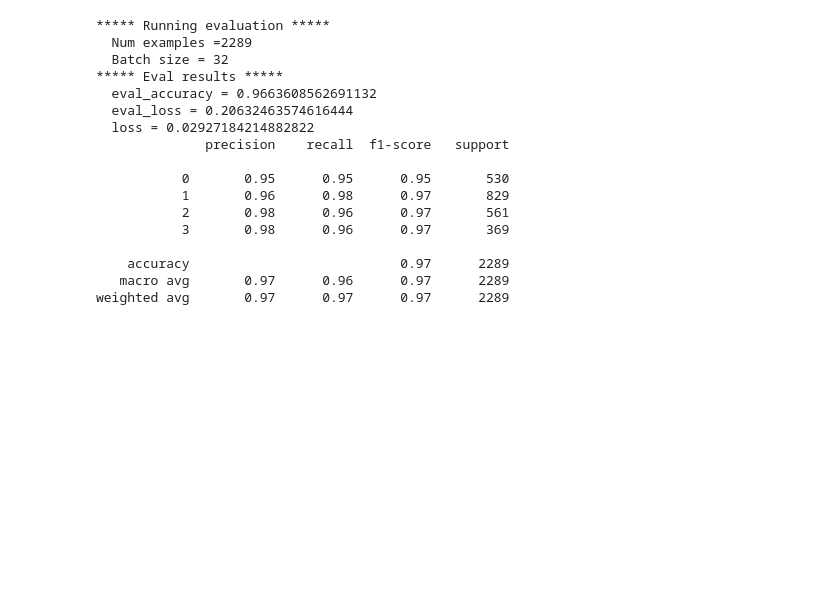
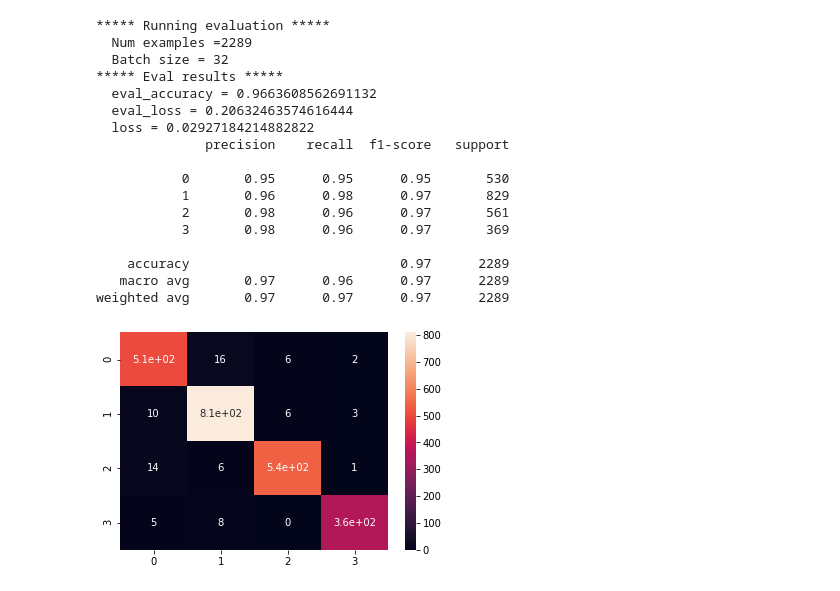
Before and after one commit to Asekseria/Predicting-News-Category, a Jupyter notebook: machine_hack_news_prediction_XLNet.ipynb, the cells around one changed output. Saved outputs shown, nothing was run; the diff lists cells and outputs as text; code cells hidden in the pictures; blank space fills up the shorter version.

```diff
--- a/machine_hack_news_prediction_XLNet.ipynb
+++ b/machine_hack_news_prediction_XLNet.ipynb
@@ -560,0 +564,5 @@ weighted avg       0.97      0.97      0.97      2289
+# %%
+sns.heatmap(confusion_matrix(np.array(y_true),np.array(y_predict)),annot=True)
+plt.show()
+# %% [output]
+[figure, added]
```
Also changed, not shown: parts of 1 cell of this notebook.
